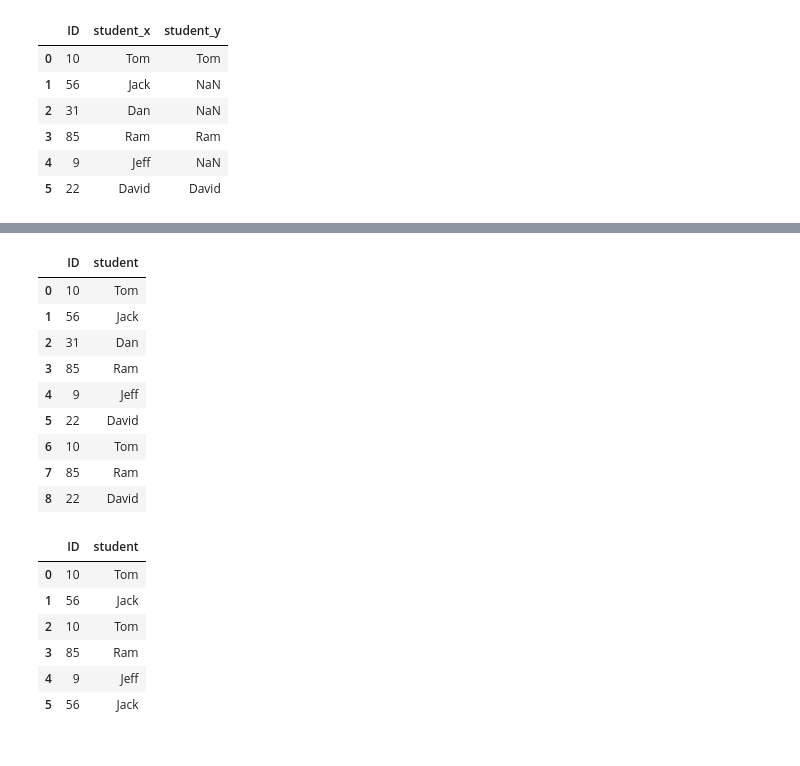
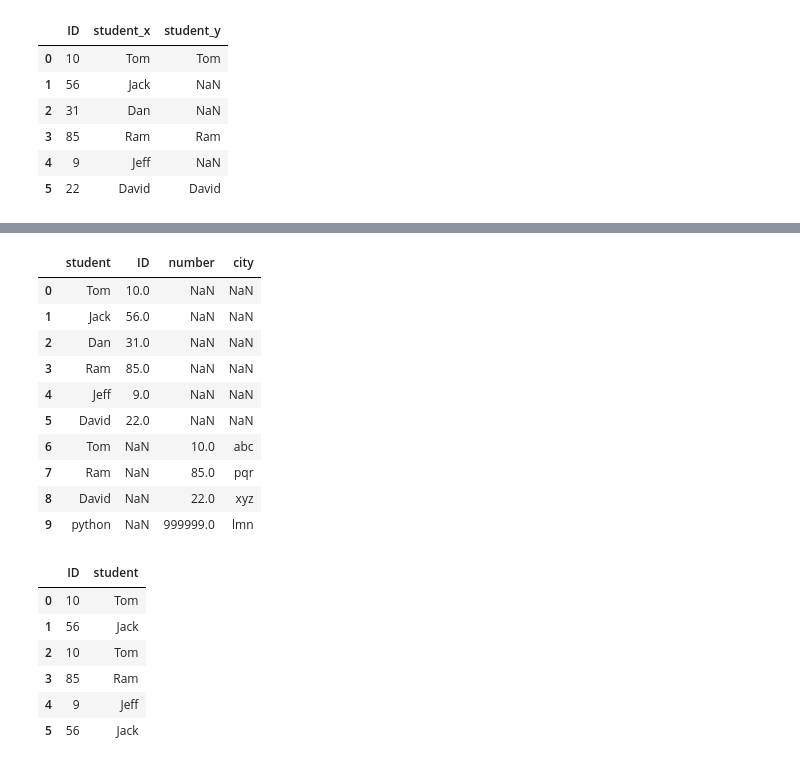
Before and after one commit to sagar0701/PythonAIML_Live, a Jupyter notebook: Day 3_4/pandas 4 Merge, Duplicate, Concatenate.ipynb, the cells around one changed output, grey strips where cells are left out. Cells and saved outputs as stored; diff of their text form; code cells hidden in the pictures.

```diff
--- a/Day 3_4/pandas 4 Merge, Duplicate, Concatenate.ipynb
+++ b/Day 3_4/pandas 4 Merge, Duplicate, Concatenate.ipynb
@@ -50,3 +89,11 @@ pd.merge(df_student_test_math_data,df_student_test_science_data,on='ID',how='out
 | 3 | 85 | Ram | Ram |
 | 4 | 9 | Jeff | NaN |
 | 5 | 22 | David | David |
+# %%
+math= pd.DataFrame({'student':['Tom','Jack','Dan','Ram','Jeff','David'],
+                                         'ID':[10,56,31,85,9,22]
+                    })
+
+scien= pd.DataFrame({'student':['Tom','Ram','David','python'],
+                                            'number':[10,85,22,999999],
+                     'city':['abc','pqr','xyz','lmn']})
@@ -53,16 +122,17 @@ pd.merge(df_student_test_math_data,df_student_test_science_data,on='ID',how='out
 # %%
-pd.concat([df_student_test_math_data,df_student_test_science_data],ignore_index=True)
+pd.concat([math, scien],ignore_index=True)
 # %% [output]
-|  | ID | student |
-| 0 | 10 | Tom |
-| 1 | 56 | Jack |
-| 2 | 31 | Dan |
-| 3 | 85 | Ram |
-| 4 | 9 | Jeff |
-| 5 | 22 | David |
-| 6 | 10 | Tom |
-| 7 | 85 | Ram |
-| 8 | 22 | David |
+|  | student | ID | number | city |
+| 0 | Tom | 10.0 | NaN | NaN |
+| 1 | Jack | 56.0 | NaN | NaN |
+| 2 | Dan | 31.0 | NaN | NaN |
+| 3 | Ram | 85.0 | NaN | NaN |
+| 4 | Jeff | 9.0 | NaN | NaN |
+| 5 | David | 22.0 | NaN | NaN |
+| 6 | Tom | NaN | 10.0 | abc |
+| 7 | Ram | NaN | 85.0 | pqr |
+| 8 | David | NaN | 22.0 | xyz |
+| 9 | python | NaN | 999999.0 | lmn |
 # %%
 df_student_survey_data = pd.DataFrame({'student':['Tom','Jack','Tom','Ram','Jeff','Jack'],
                                          'ID':[10,56,10,85,9,56]
```
Also changed, not shown: parts of 12 cells of this notebook, 1 other file.
